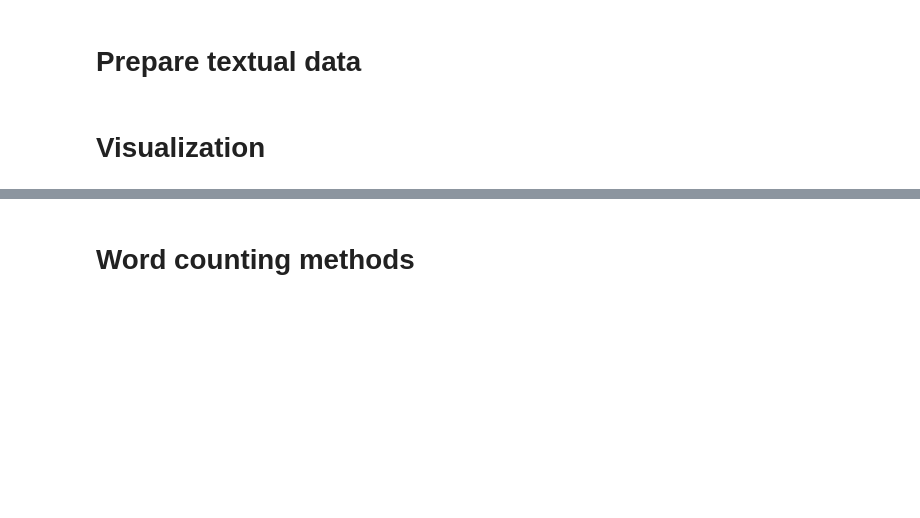
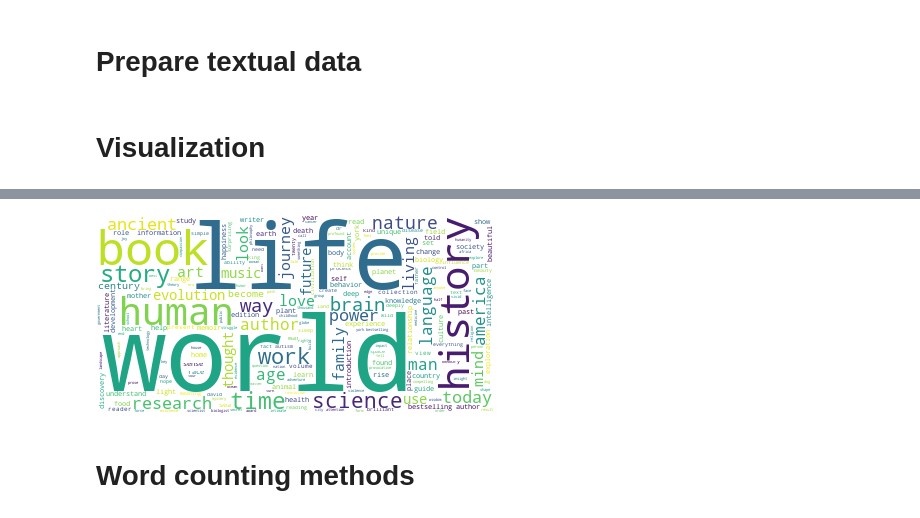
Before and after one commit to craig0a/reading_history_analysis, a Jupyter notebook: 2a - topic_grouping.ipynb, the cells around one changed output, grey strips where cells are left out. Saved outputs shown, nothing was run; the diff lists cells and outputs as text; code cells hidden in the pictures; blank space fills up the shorter version.

```diff
--- a/2a - topic_grouping.ipynb
+++ b/2a - topic_grouping.ipynb
@@ -69,3 +80,8 @@ wordcloud.to_image()
+# %%
+wordcloud.generate(','.join(list(books.description_nouns.values)))
+wordcloud.to_image()
+# %% [output]
+[figure, added]
 # %% [markdown]
 # Word counting methods
 # %%
```
Also changed, not shown: parts of 20 cells of this notebook, 2 other files.
